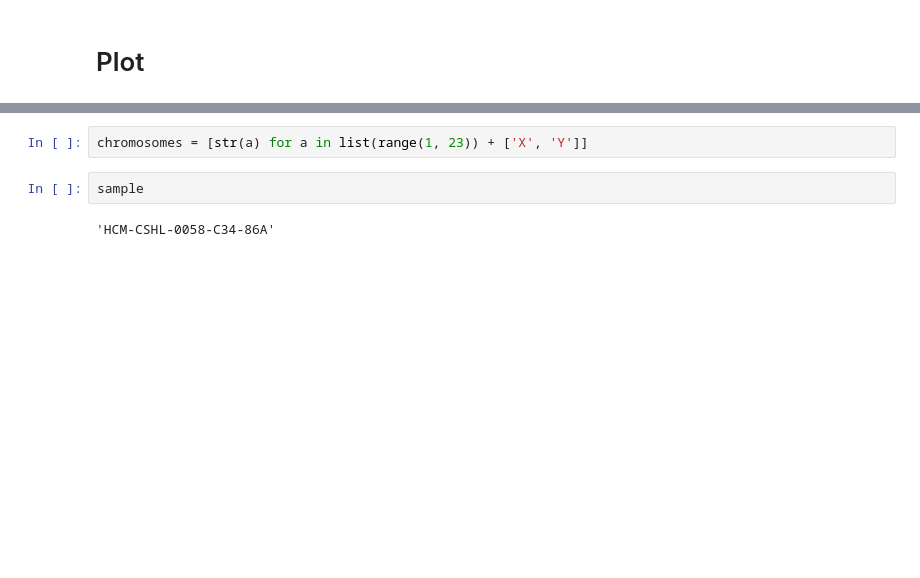
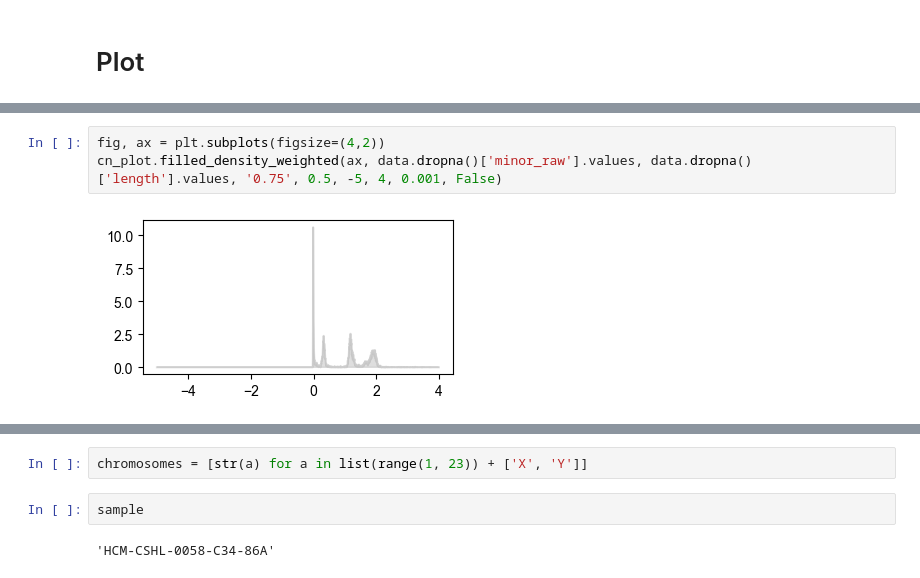
Before and after one commit to shahcompbio/remixt-postprocess-qc, a Jupyter notebook: notebook/remixtpp-plot.ipynb, the cells around one changed output, grey strips where cells are left out. Cells and saved outputs as stored; diff of their text form; blank space fills up the shorter version.

```diff
--- a/notebook/remixtpp-plot.ipynb
+++ b/notebook/remixtpp-plot.ipynb
@@ -72,0 +98,5 @@ def add_legend(fig, label_colors, marker='_'):
+# %%
+fig, ax = plt.subplots(figsize=(4,2))
+cn_plot.filled_density_weighted(ax, data.dropna()['minor_raw'].values, data.dropna()['length'].values, '0.75', 0.5, -5, 4, 0.001, False)
+# %% [output]
+[figure, added]
```
Also changed, not shown: parts of 35 cells of this notebook, 2 other files.
